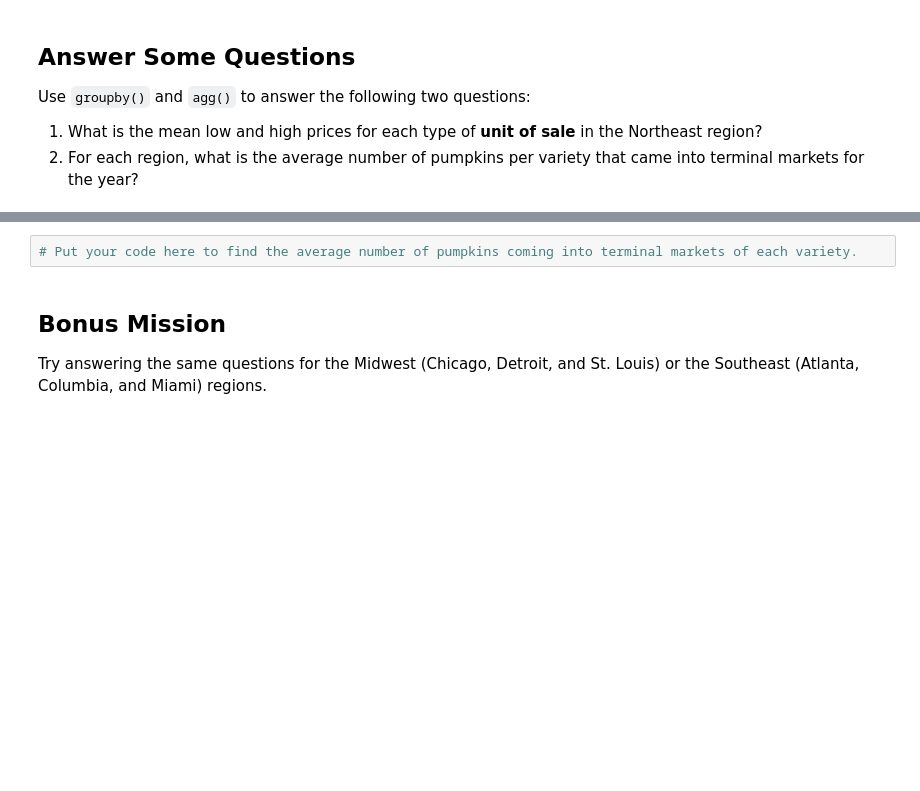
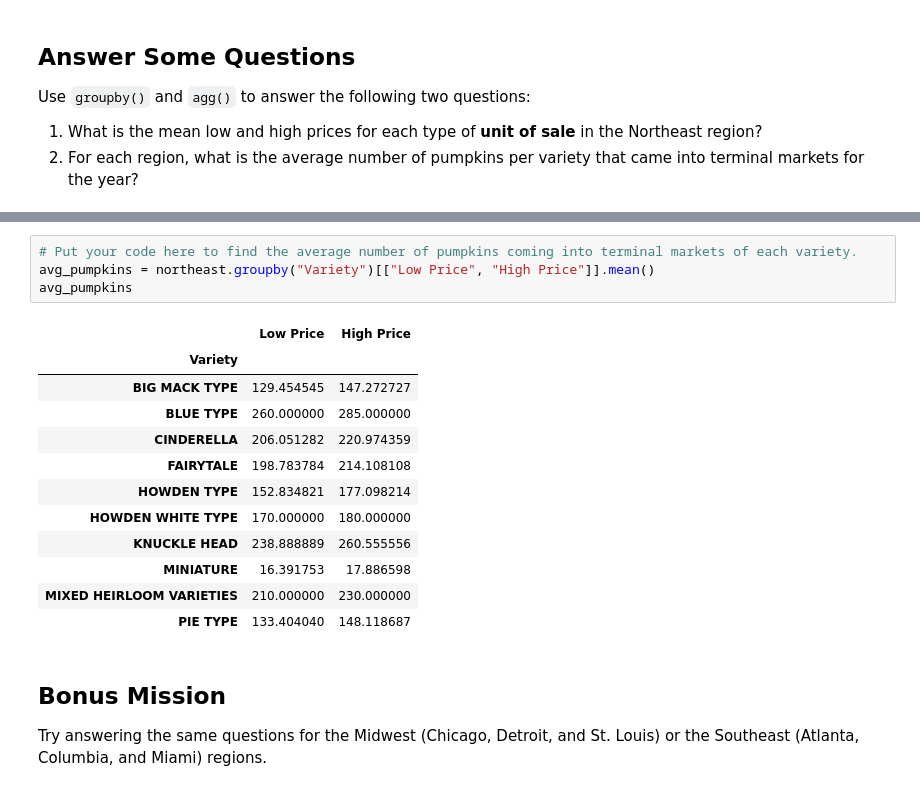
Before and after one commit to SeshasreeB/data-analysis-projects, a Jupyter notebook: data-manipulation/studio/data-manipulation-studio/data-manipulation-studio.ipynb, the cells around one changed output, grey strips where cells are left out. Saved outputs shown, nothing was run; the diff lists cells and outputs as text; blank space fills up the shorter version.

```diff
--- a/data-manipulation/studio/data-manipulation-studio/data-manipulation-studio.ipynb
+++ b/data-manipulation/studio/data-manipulation-studio/data-manipulation-studio.ipynb
@@ -64,5 +153,20 @@ Use `groupby()` and `agg()` to answer the following two questions:
 # %%
 # Put your code here to find the average number of pumpkins coming into terminal markets of each variety.
+avg_pumpkins = northeast.groupby("Variety")[["Low Price", "High Price"]].mean()
+avg_pumpkins
+# %% [output]
+|  | Low Price | High Price |
+| Variety |  |  |
+| BIG MACK TYPE | 129.454545 | 147.272727 |
+| BLUE TYPE | 260.000000 | 285.000000 |
+| CINDERELLA | 206.051282 | 220.974359 |
+| FAIRYTALE | 198.783784 | 214.108108 |
+| HOWDEN TYPE | 152.834821 | 177.098214 |
+| HOWDEN WHITE TYPE | 170.000000 | 180.000000 |
+| KNUCKLE HEAD | 238.888889 | 260.555556 |
+| MINIATURE | 16.391753 | 17.886598 |
+| MIXED HEIRLOOM VARIETIES | 210.000000 | 230.000000 |
+| PIE TYPE | 133.404040 | 148.118687 |
 # %% [markdown]
 ## Bonus Mission
 
```
Also changed, not shown: parts of 6 cells of this notebook, 1 other file.
